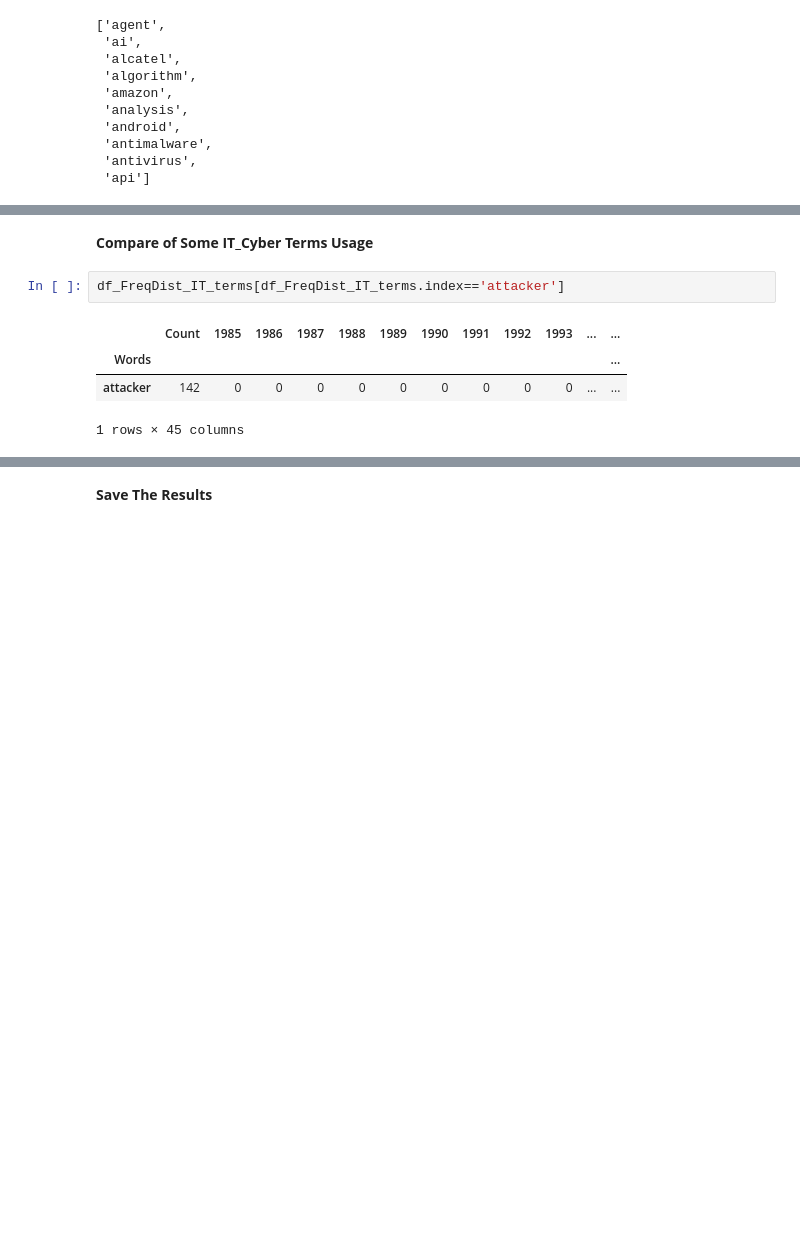
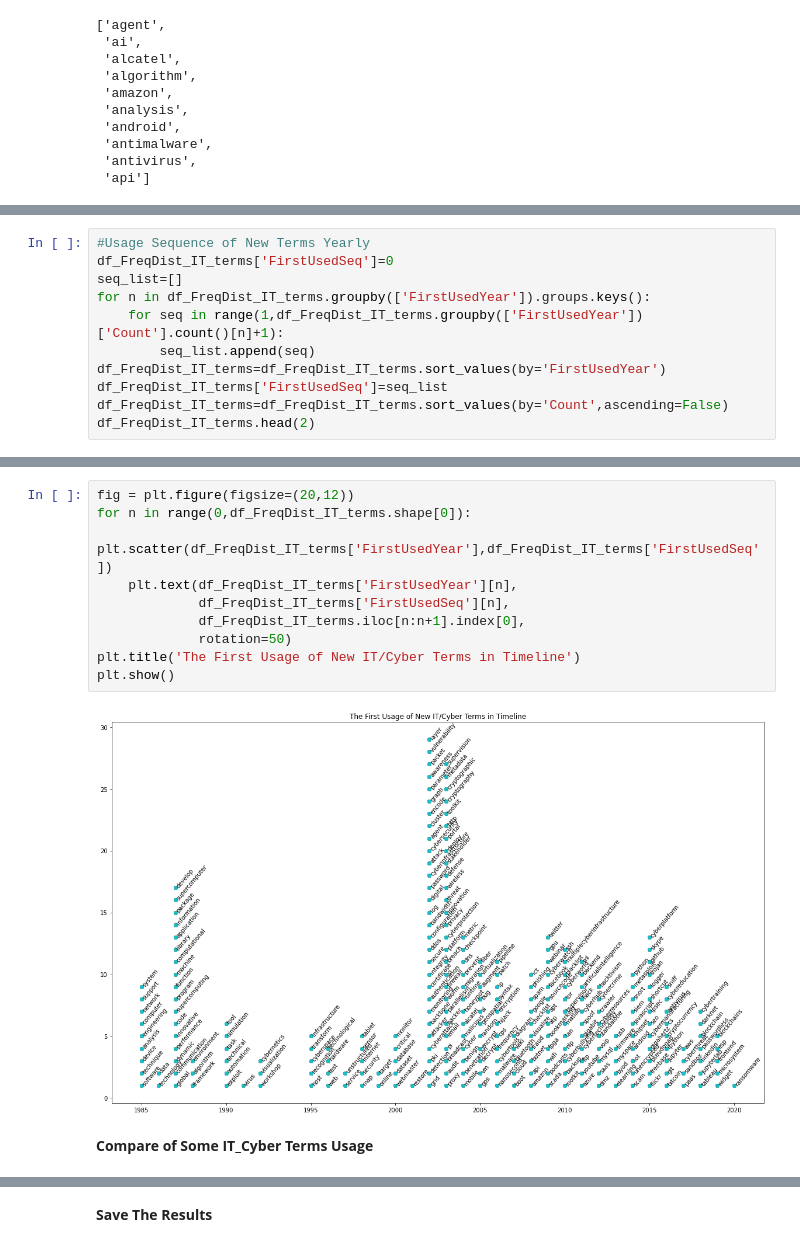
Before and after one commit to msklc/Text-Mining-Approach-to-Analyze-The-Cyber-Security-Related-Articles, a Jupyter notebook: PART-3 Text Mining.ipynb, the cells around one changed output, grey strips where cells are left out. Drawn from its saved outputs; the diff is of its cells as text; blank space fills up the shorter version.

```diff
--- a/PART-3 Text Mining.ipynb
+++ b/PART-3 Text Mining.ipynb
@@ -692,0 +685,11 @@ df_FreqDist_IT_terms.head(2)
+# %%
+#Usage Sequence of New Terms Yearly
+df_FreqDist_IT_terms['FirstUsedSeq']=0
+seq_list=[]
+for n in df_FreqDist_IT_terms.groupby(['FirstUsedYear']).groups.keys():
+    for seq in range(1,df_FreqDist_IT_terms.groupby(['FirstUsedYear'])['Count'].count()[n]+1):
+        seq_list.append(seq)
+df_FreqDist_IT_terms=df_FreqDist_IT_terms.sort_values(by='FirstUsedYear')
+df_FreqDist_IT_terms['FirstUsedSeq']=seq_list
+df_FreqDist_IT_terms=df_FreqDist_IT_terms.sort_values(by='Count',ascending=False)
+df_FreqDist_IT_terms.head(2)
@@ -725,12 +736,17 @@ FirstUsedYear
 1988     3
 1990     6
 Name: Count, dtype: int64
+# %%
+fig = plt.figure(figsize=(20,12))
+for n in range(0,df_FreqDist_IT_terms.shape[0]):
+    plt.scatter(df_FreqDist_IT_terms['FirstUsedYear'],df_FreqDist_IT_terms['FirstUsedSeq'])
+    plt.text(df_FreqDist_IT_terms['FirstUsedYear'][n],
+             df_FreqDist_IT_terms['FirstUsedSeq'][n],
+             df_FreqDist_IT_terms.iloc[n:n+1].index[0],
+             rotation=50)
+plt.title('The First Usage of New IT/Cyber Terms in Timeline')
+plt.show()
+# %% [output]
+[figure, added]
 # %% [markdown]
 __Compare of Some IT_Cyber Terms Usage__
-# %%
-df_FreqDist_IT_terms[df_FreqDist_IT_terms.index=='attacker']
-# %% [output]
-|  | Count | 1985 | 1986 | 1987 | 1988 | 1989 | 1990 | 1991 | 1992 | 1993 | ... | ... |
-| Words |  |  |  |  |  |  |  |  |  |  |  | ... |
-| attacker | 142 | 0 | 0 | 0 | 0 | 0 | 0 | 0 | 0 | 0 | ... | ... |
-1 rows × 45 columns
```
Also changed, not shown: parts of 48 cells of this notebook, 8 other files.
